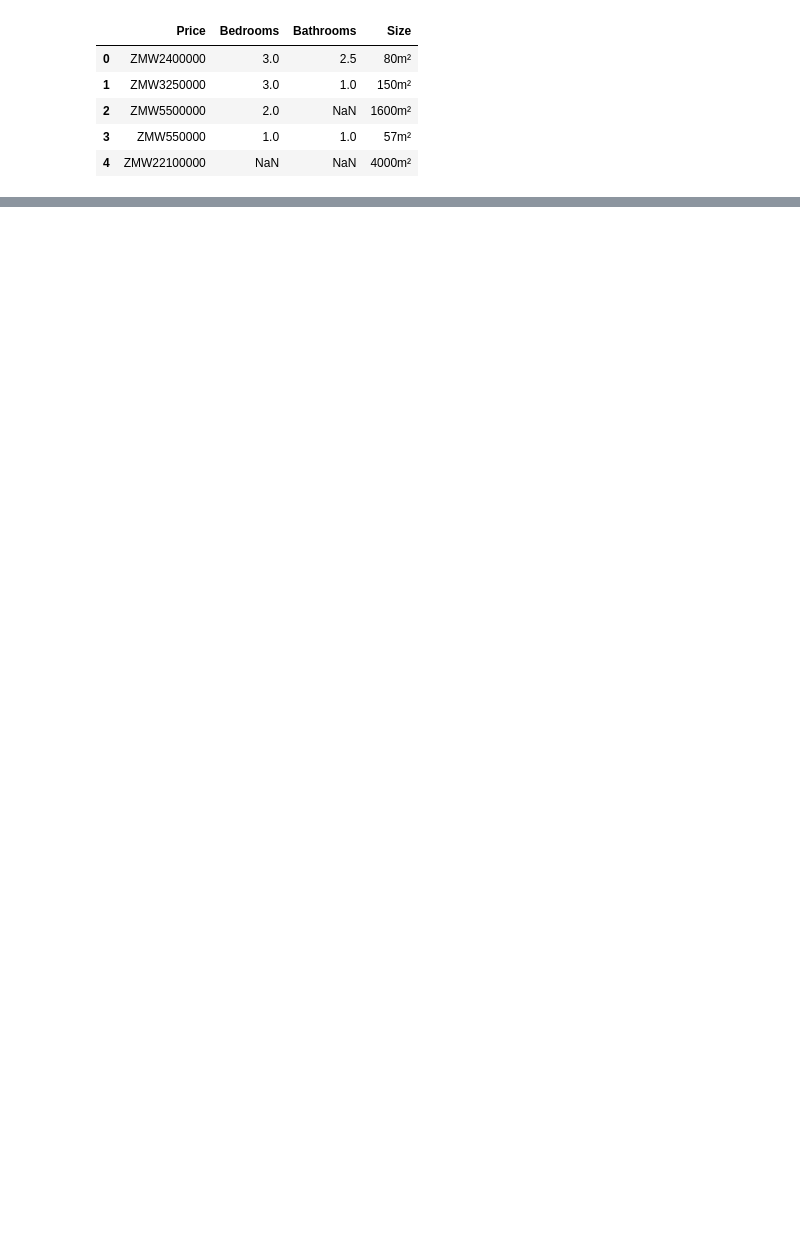
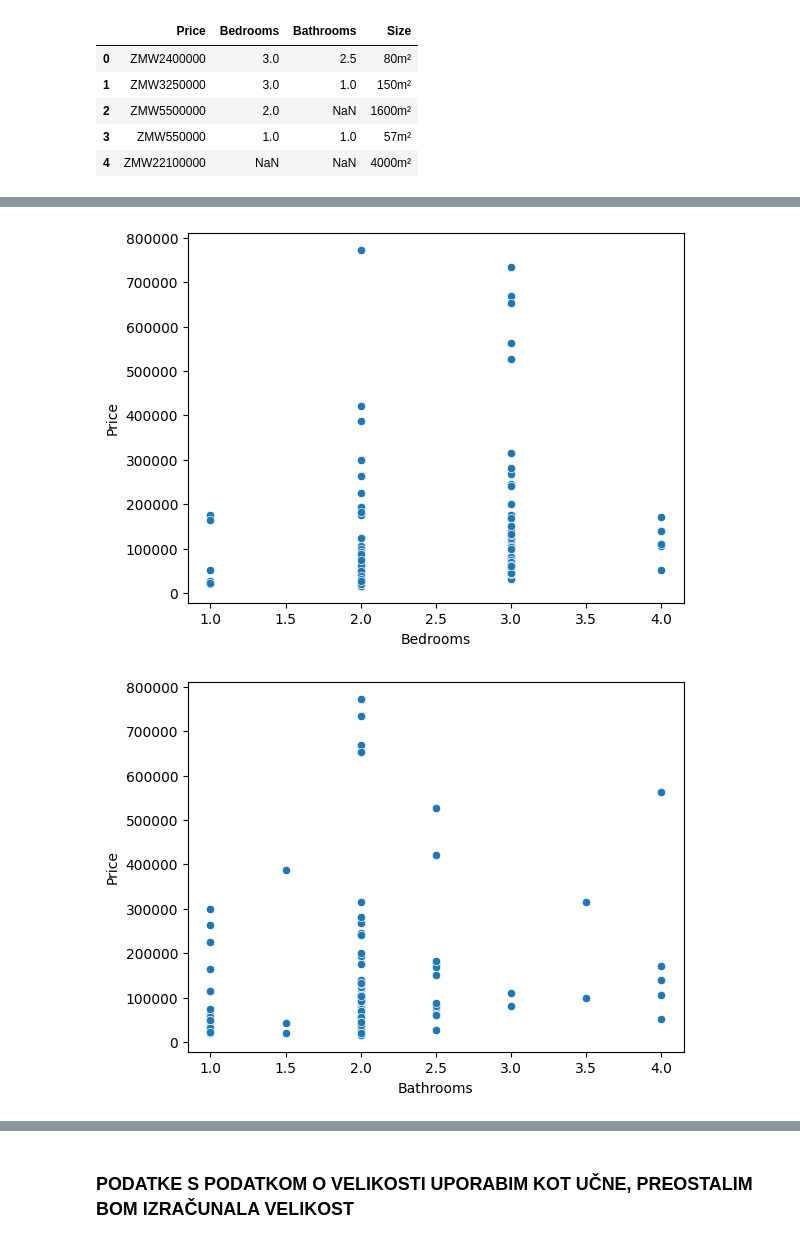
Before and after one commit to tanjalustrek/Property-Cost-Lusaka, a Jupyter notebook: analysis.ipynb, the cells around one changed output, grey strips where cells are left out. Drawn from its saved outputs; the diff is of its cells as text; code cells hidden in the pictures; blank space fills up the shorter version.

```diff
--- a/analysis.ipynb
+++ b/analysis.ipynb
@@ -52,0 +71,7 @@ data_with_size = data.dropna(subset=['Size'])
+# %%
+for i, col in enumerate(['Bedrooms', 'Bathrooms', 'Size']):
+    plt.figure(i)
+    sns.scatterplot(data, x=str(col), y="Price")
+# %% [output]
+[figure, added]
+[figure, added]
@@ -52,0 +79,2 @@ data_with_size = data.dropna(subset=['Size'])
+# %% [markdown]
+### PODATKE S PODATKOM O VELIKOSTI UPORABIM KOT UČNE, PREOSTALIM BOM IZRAČUNALA VELIKOST
```
Also changed, not shown: parts of 12 cells of this notebook.
